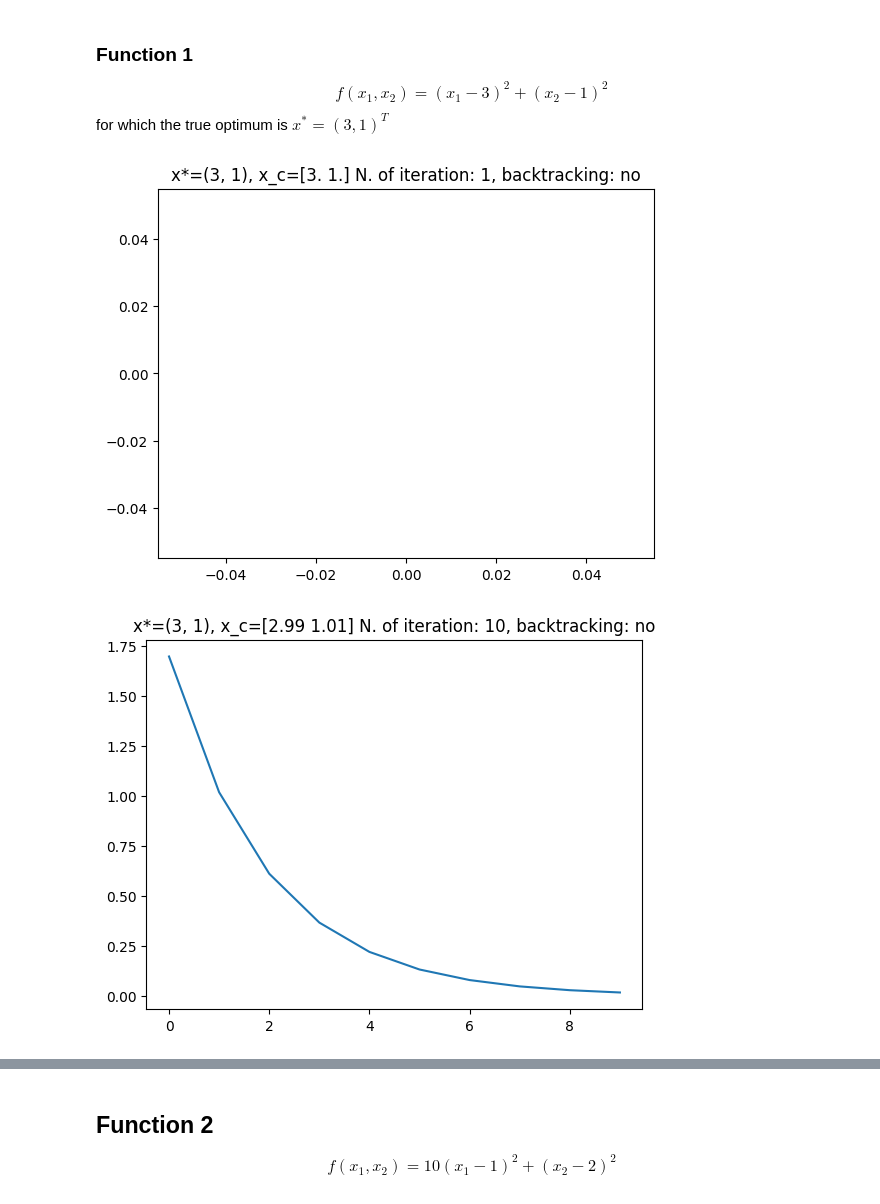
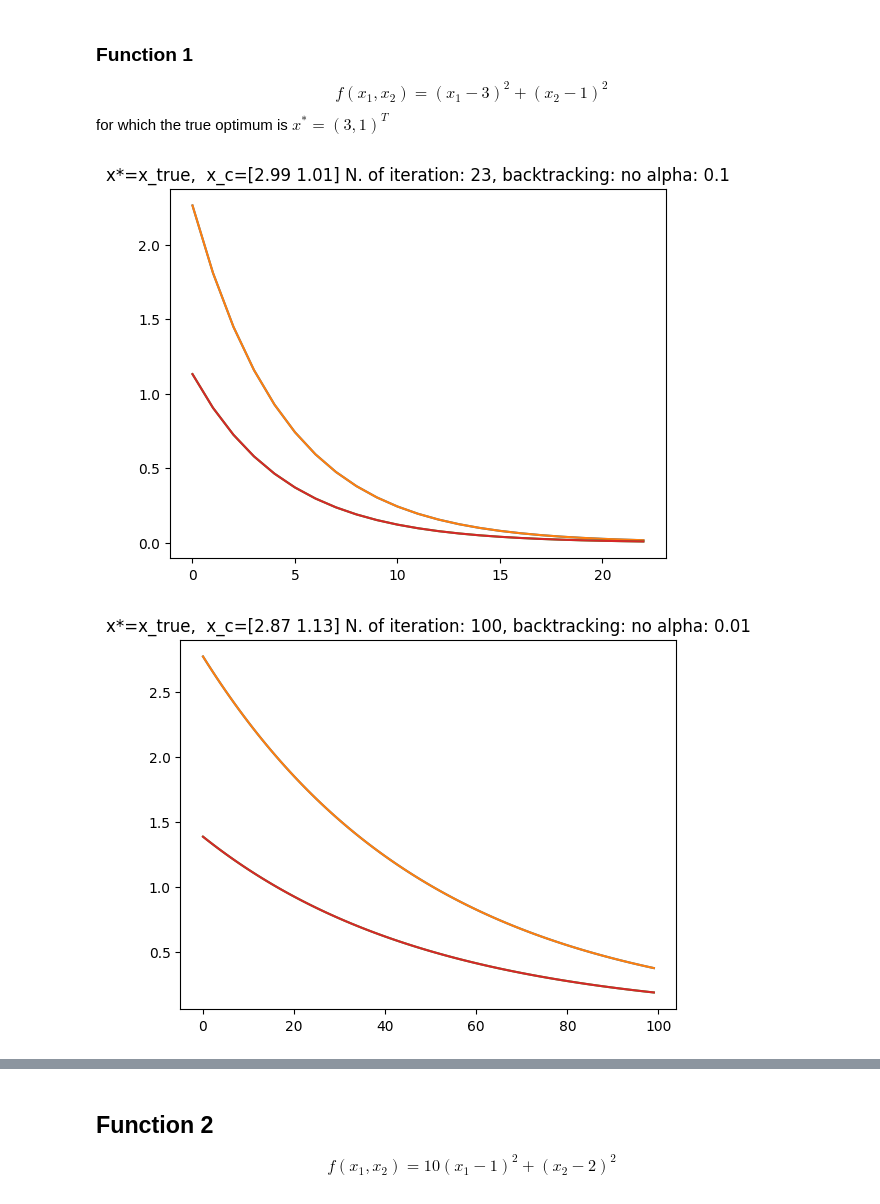
Before and after one commit to elements72/SMM, a Jupyter notebook: lab3/lab3.ipynb, the cells around one changed output, grey strips where cells are left out. Cells and saved outputs as stored; diff of their text form; code cells hidden in the pictures.

```diff
--- a/lab3/lab3.ipynb
+++ b/lab3/lab3.ipynb
@@ -22,10 +22,16 @@ import matplotlib.pyplot as plt
 import numpy
 import numpy as np
 # %%
-def plot(x, err, x_true, back=False):
+def plot(x, errf, x_true=False, back=False, alpha=0.2):
     k = len(x)
-    plt.title(f"x*={x_true}, x_c={np.round(x[-1], 2)} N. of iteration: {k}, backtracking: {'yes' if back else 'no'}")
-    plt.plot(err)
+    title = f"{'x*=x_true, ' if x_true else ''} x_c={np.round(x[-1], 2)} N. of iteration: {k}, backtracking: {'yes' if back else 'no'} {'alpha: ' + str(alpha) if not back else ''}"
+    plt.title(title)
+    plt.plot(errf)
+    if x_true:
+        x_errors = np.zeros(x.shape)
+        for i, x_k in enumerate(x):
+            x_errors[i] = np.linalg.norm(x_k - x_true)
+        plt.plot(x_errors)
     #plt.subplot(2, 2, 2)
     #plt.plot(points, grads)
     #plt.subplot(2, 2, 3)
@@ -59,14 +65,15 @@ def backtracking(f, grad_f, x):
 
 
 
-def GD(f, grad_f, x0, tolf, tolx, kmax, alpha=0.2,back=False):
+def GD(f, grad_f, x0, tolf, tolx, kmax, alpha=0.2, back=False):
 
     x0 = np.array(x0)
+    shape = (kmax, *x0.shape)
     # output
-    x = np.zeros(kmax, dtype=list)
-    f_val = np.zeros(kmax, dtype=list)
-    grads = np.zeros(kmax, dtype=list)
-    err = np.zeros(kmax, dtype=list)
+    x = np.zeros(shape)
+    f_val = np.zeros(shape)
+    grads = np.zeros(shape)
+    err = np.zeros(shape)
 
     x_tol = tolx
     f_tol = tolf
@@ -95,7 +102,7 @@ def GD(f, grad_f, x0, tolf, tolx, kmax, alpha=0.2,back=False):
 tolf = 1e-4
 tolx = 1e-4
 kmax = 100
-alphas = [0.5, 0.2, 0.001, 0.0001]
+alphas = [0.1, 0.01]
 # %% [markdown]
 ### Function 1
  $$f(x_1, x_2) = (x_1-3)^2 + (x_2-1)^2$$
@@ -103,23 +110,23 @@ for which the true optimum is $x^* = (3,1)^T$
 # %%
 def f1(x):
     x1, x2 = x
     return (x1 - 3)**2 + (x2 - 1)**2
 def grad_f1(x):
     x1, x2 = x
     return np.array((2*(x1-3), 2*(x2-1)))
 
 
 x0 = (2, 2)
-x_true = (3,1)
+x_true1 = (3,1)
 
-def test_function(f1, grad_f1, x0, x_true, kmax):
+def test_function(f, grad_f, x0, kmax, x_true=False):
     for alpha in alphas:
-        x1, f_val1, grads1, err1 = GD(f1, grad_f1, x0, tolf, tolx, kmax, alpha)
-        plot(x1, err1, x_true)
-    x1, f_val1, grads1, err1 = GD(f1, grad_f1, x0, tolf, tolx, kmax, back=True)
-    plot(x1, err1, x_true)
+        x, f_val, grads, err = GD(f, grad_f, x0, tolf, tolx, kmax, alpha)
+        plot(x, err, x_true, alpha=alpha)
+    x, f_val, grads, err = GD(f, grad_f, x0, tolf, tolx, kmax, back=True)
+    plot(x, err, x_true)
 
-test_function(f1, grad_f1, x0, x_true, kmax)
+test_function(f1, grad_f1, x0, kmax, x_true1)
 # %% [output]
-[figure, old version]
+[figure, new version]
-[figure, old version]
+[figure, new version]
```
Also changed, not shown: parts of 15 cells of this notebook, 1 other file.
